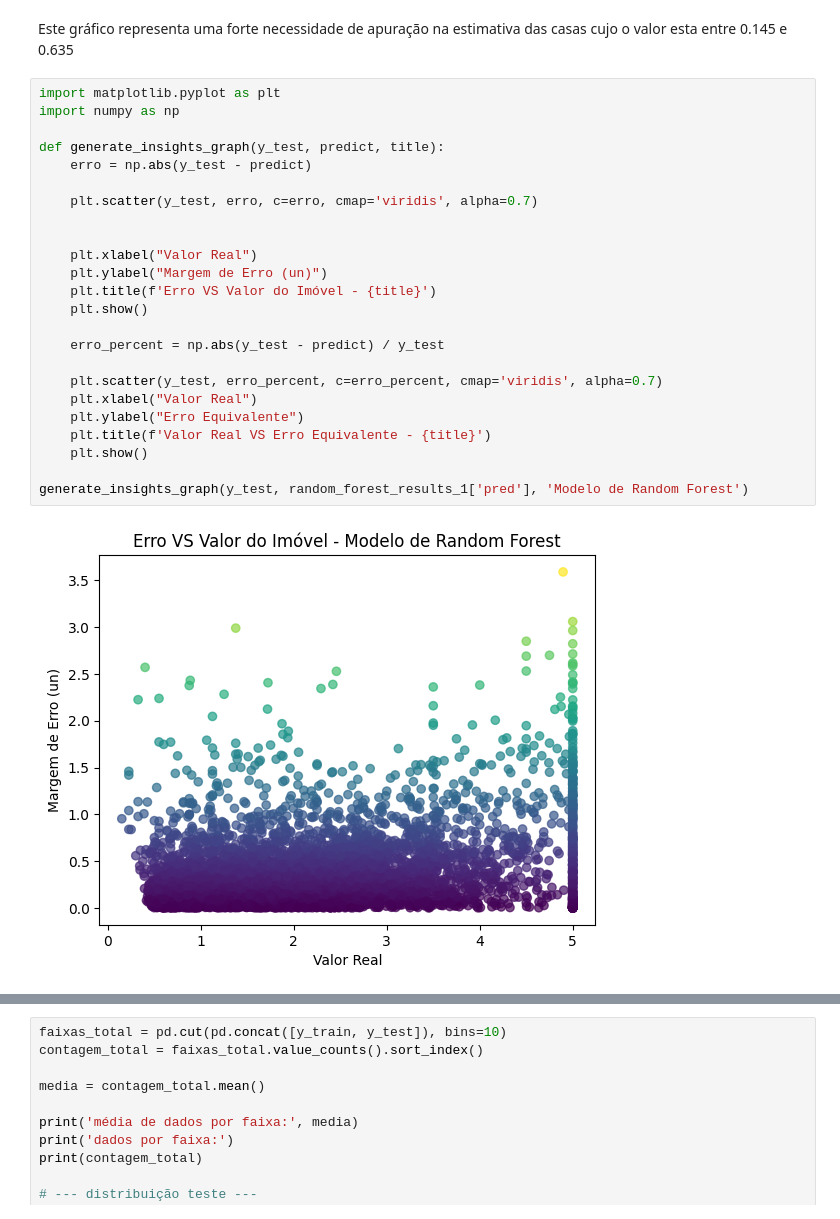
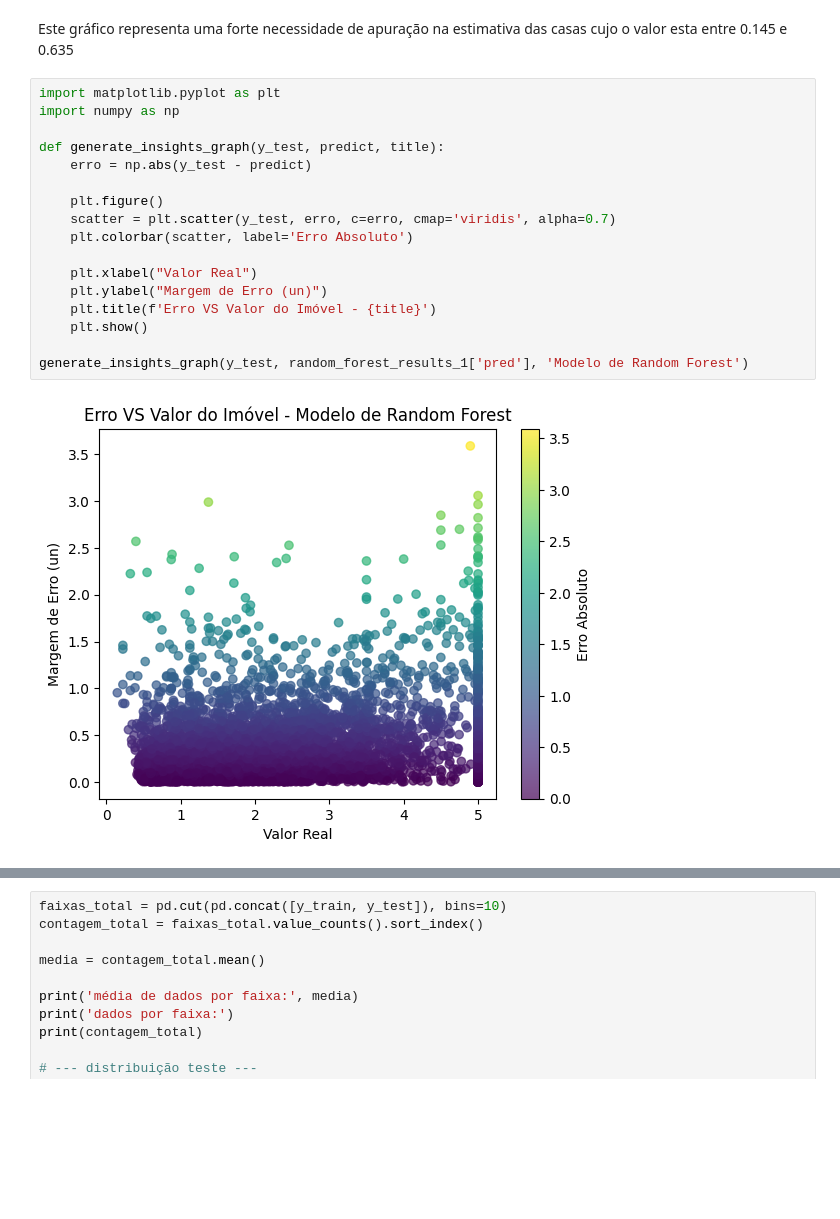
Before and after one commit to HenriqueAntunesAguiar/machine_learn_imoveis, a Jupyter notebook: analise_imoveis/document.ipynb, the cells around one changed output, grey strips where cells are left out. Saved outputs shown, nothing was run; the diff lists cells and outputs as text; blank space fills up the shorter version.

```diff
--- a/analise_imoveis/document.ipynb
+++ b/analise_imoveis/document.ipynb
@@ -223,26 +223,19 @@ Este gráfico representa uma forte necessidade de apuração na estimativa das c
 # %%
 import matplotlib.pyplot as plt
 import numpy as np
 
 def generate_insights_graph(y_test, predict, title):
     erro = np.abs(y_test - predict)
 
-    plt.scatter(y_test, erro, c=erro, cmap='viridis', alpha=0.7)
-
+    plt.figure()
+    scatter = plt.scatter(y_test, erro, c=erro, cmap='viridis', alpha=0.7)
+    plt.colorbar(scatter, label='Erro Absoluto')
 
     plt.xlabel("Valor Real")
     plt.ylabel("Margem de Erro (un)")
     plt.title(f'Erro VS Valor do Imóvel - {title}')
     plt.show()
 
-    erro_percent = np.abs(y_test - predict) / y_test
-
-    plt.scatter(y_test, erro_percent, c=erro_percent, cmap='viridis', alpha=0.7)
-    plt.xlabel("Valor Real")
-    plt.ylabel("Erro Equivalente")
-    plt.title(f'Valor Real VS Erro Equivalente - {title}')
-    plt.show()
-
 generate_insights_graph(y_test, random_forest_results_1['pred'], 'Modelo de Random Forest')
 # %% [output]
-[figure, old version]
+[figure, new version]
```
Also changed, not shown: parts of 1 cell of this notebook.
